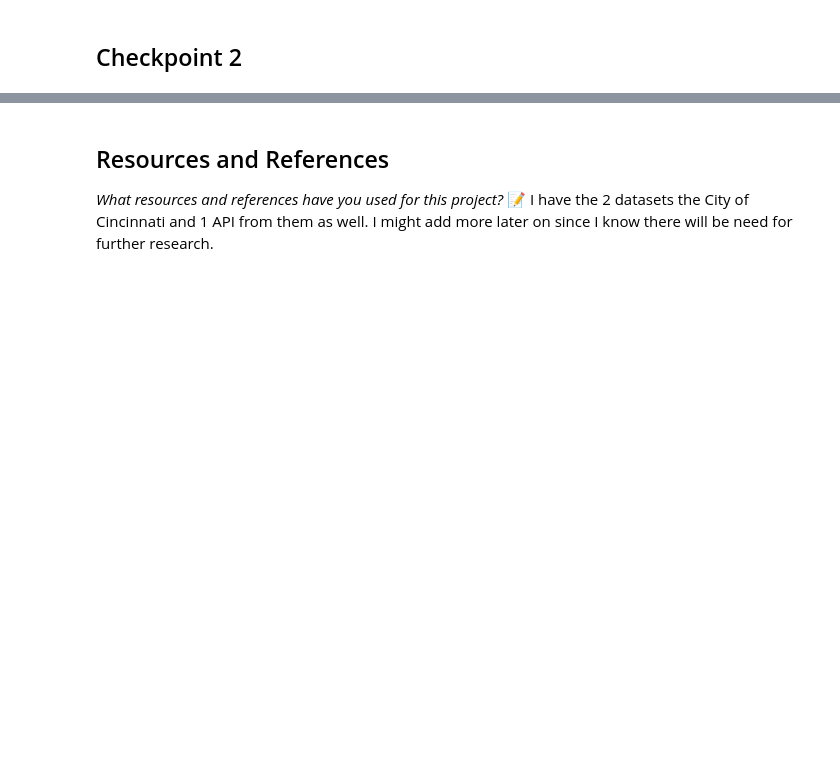
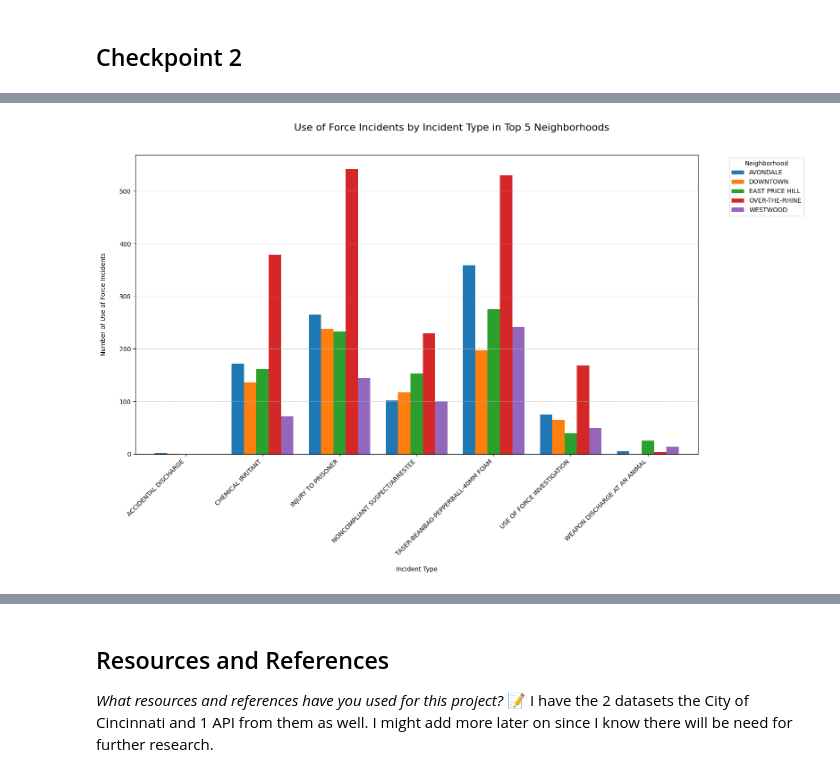
Before and after one commit to IT4063C-Fall24/final-project-chariyachhay, a Jupyter notebook: source.ipynb, the cells around one changed output, grey strips where cells are left out. Saved outputs shown, nothing was run; the diff lists cells and outputs as text; code cells hidden in the pictures; blank space fills up the shorter version.

```diff
--- a/source.ipynb
+++ b/source.ipynb
@@ -242,0 +293,38 @@ See the caveats in the documentation: https://pandas.pydata.org/pandas-docs/stab
+# %%
+import pandas as pd
+import matplotlib.pyplot as plt
+
+#load the police use of force excel
+use_of_force_path = r'C:\Users\chari\Documents\Data Tech Analytics\PDI__Police_Data_Initiative__Use_of_Force_20241026.csv'
+
+#read the dataset
+use_of_force_data = pd.read_csv(use_of_force_path)
+
+#filter for the top 5 neighborhoods with the most incidents
+top_5_neighborhoods = use_of_force_data['SNA_NEIGHBORHOOD'].value_counts().nlargest(5).index
+top_incidents = use_of_force_data[use_of_force_data['SNA_NEIGHBORHOOD'].isin(top_5_neighborhoods)]
+
+#count # of use of force incidents by incident type and neighborhood
+incident_counts = top_incidents.groupby(['INCIDENT_DESCRIPTION', 'SNA_NEIGHBORHOOD']).size().unstack(fill_value=0)
+
+#clustered bar chart
+fig, ax = plt.subplots(figsize=(16, 10))
+incident_counts.plot(kind='bar', width=0.8, ax=ax)
+
+#padding needed to add for better look
+plt.suptitle('Use of Force Incidents by Incident Type in Top 5 Neighborhoods', y=1.02, fontsize=16)  #main title with padding
+ax.set_xlabel('Incident Type', labelpad=15)  #add padding to x-axis label
+ax.set_ylabel('Number of Use of Force Incidents', labelpad=20)  #add padding to y-axis label
+plt.xticks(rotation=45, ha='right')
+
+#put legend outside
+plt.legend(title='Neighborhood', bbox_to_anchor=(1.05, 1), loc='upper left')
+
+#add extra padding around plot
+plt.subplots_adjust(top=0.85, right=0.85, left=0.1, bottom=0.15)
+plt.grid(axis='y', linestyle='--', alpha=0.7)
+
+plt.tight_layout()
+plt.show()
+# %% [output]
+[figure, added]
```
Also changed, not shown: parts of 20 cells of this notebook.
